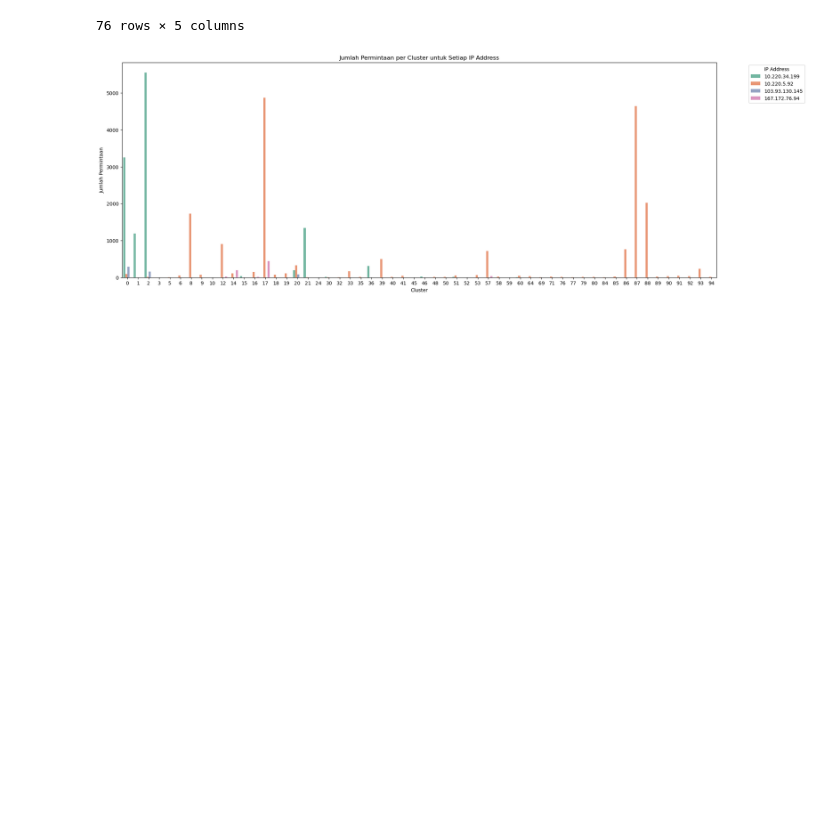
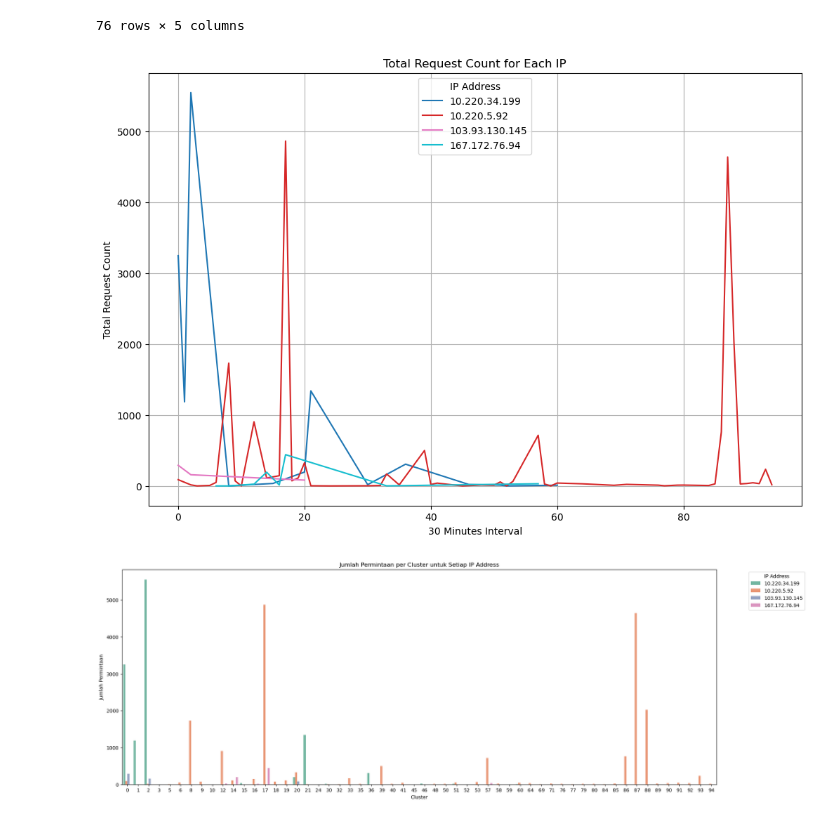
Before and after one commit to Ufik0203/DBSCAN-Clustering-DDOS-Detector, a Jupyter notebook: Clustering_80_20.ipynb, the cells around one changed output. Drawn from its saved outputs; the diff is of its cells as text; code cells hidden in the pictures; blank space fills up the shorter version.

```diff
--- a/Clustering_80_20.ipynb
+++ b/Clustering_80_20.ipynb
@@ -959,6 +958,30 @@ request_count_per_cluster
 | 74 | 93 | 10.220.5.92 | 236 | 2024-06-17 15:44:52+07:00 | 2024-09-11 21:01:05+07:00 |
 | 75 | 94 | 10.220.5.92 | 17 | 2024-06-18 06:06:02+07:00 | 2024-09-11 06:22:40+07:00 |
 76 rows × 5 columns
+# %%
+dfts = request_count_per_cluster
+
+dfts_unique_ip = dfts.groupby(['Cluster', 'IP Address'])['Request Count'].sum().reset_index()
+
+plt.figure(figsize=(12, 8))
+
+colors = plt.colormaps['tab10'].resampled(len(dfts_unique_ip['IP Address'].unique()))
+
+for idx, ip in enumerate(dfts_unique_ip['IP Address'].unique()):
+    ip_data = dfts_unique_ip[dfts_unique_ip['IP Address'] == ip]
+    plt.plot(ip_data['Cluster'], ip_data['Request Count'], linestyle='-', color=colors(idx), label=ip)
+
+plt.xlabel('30 Minutes Interval')
+plt.ylabel('Total Request Count')
+plt.title('Total Request Count for Each IP')
+
+plt.legend(title='IP Address', loc='upper center')
+
+plt.grid(True)
+
+plt.show()
+# %% [output]
+[figure, added]
 # %%
 plt.figure(figsize=(22, 8))
 sns.barplot(data=request_count_per_cluster, x='Cluster', y='Request Count', hue='IP Address', palette='Set2')
```
Also changed, not shown: parts of 2 cells of this notebook.
